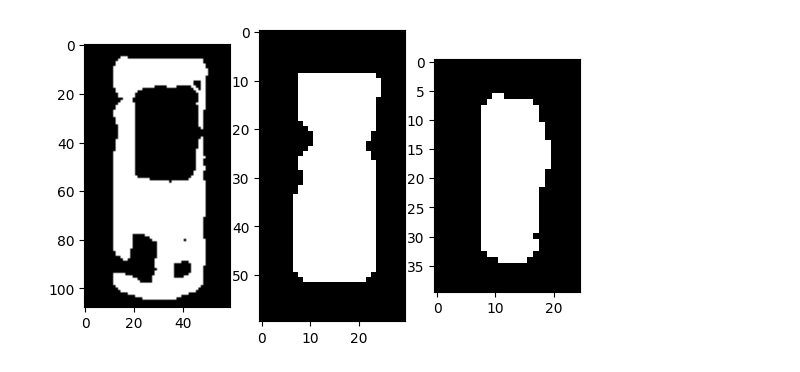
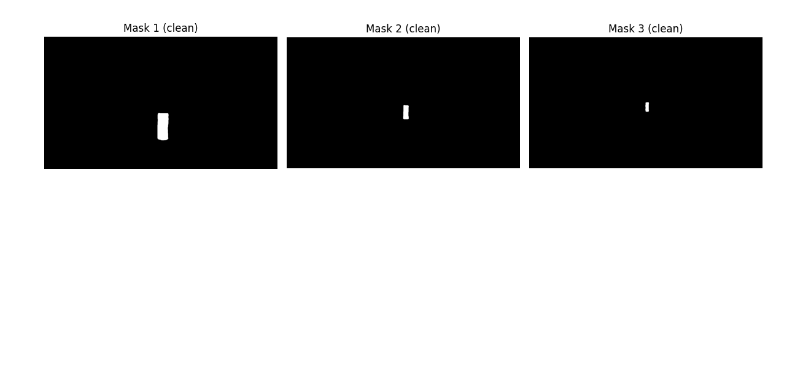
Before and after one commit to witforged/AJ_Rattachai_coke-can-vision, a Jupyter notebook: lab/detact copy.ipynb, the cells around one changed output. Saved outputs shown, nothing was run; the diff lists cells and outputs as text; code cells hidden in the pictures; blank space fills up the shorter version.

```diff
--- a/lab/detact copy.ipynb
+++ b/lab/detact copy.ipynb
@@ -97,17 +77,24 @@ plt.show()
-# %%
-mask1 = img1_bi[240:348,330:390]
-mask2 = img2_bi[210:270,355:385]
-mask3 = img3_bi[180:220,310:335]
-
-plt.subplot(1,3,1)
-plt.imshow(mask1, cmap='gray')
-
-plt.subplot(1,3,2)
-plt.imshow(mask2, cmap='gray')
-
-plt.subplot(1,3,3)
-plt.imshow(mask3, cmap='gray')
-
-plt.show()
-# %% [output]
-[figure, removed]
+# %%
+# ใช้ morphological operations เพื่อลด noise ใน binary mask
+# สร้าง kernel ซึ่ง kernal เป็นสี่เหลียมเพื่อให้เข้ากับกระป๋องโค้กซึ่งเป็นรูปร่างค่อนข้างสี่เหลี่ยม สำหรับทำ morphological operations
+kernel = cv2.getStructuringElement(cv2.MORPH_RECT, (7,7))
+
+# ฟังก์ชันทำความสะอาด mask
+def clean(mask, open_iter=1, close_iter=2): # MORPH_OPEN = ตัด noise สีขาวเล็กๆออก, 1 ครั้ง, MORPH_CLOSE = ตัด noise สีดำเล็กๆออก, 2 ครั้ง ***เน้นอุดรูมากกว่าตัดจุด open 1 รอบ, close 2 รอบ ***
+    m = cv2.morphologyEx(mask, cv2.MORPH_OPEN,  kernel, iterations=open_iter)
+    m = cv2.morphologyEx(m,    cv2.MORPH_CLOSE, kernel, iterations=close_iter)
+    return m
+
+# ได้ mask ที่ผ่าน morphological operations แล้ว
+mask_1_clean = clean(img1_bi)
+mask_2_clean = clean(img2_bi)
+mask_3_clean = clean(img3_bi)
+
+plt.figure(figsize=(12,4))
+plt.subplot(1,3,1); plt.imshow(mask_1_clean, cmap='gray'); plt.title('Mask 1 (clean)'); plt.axis('off')
+plt.subplot(1,3,2); plt.imshow(mask_2_clean, cmap='gray'); plt.title('Mask 2 (clean)'); plt.axis('off')
+plt.subplot(1,3,3); plt.imshow(mask_3_clean, cmap='gray'); plt.title('Mask 3 (clean)'); plt.axis('off')
+plt.tight_layout()
+plt.show()
+# %% [output]
+[figure, added]
```
Also changed, not shown: parts of 6 cells of this notebook, 8 other files.
